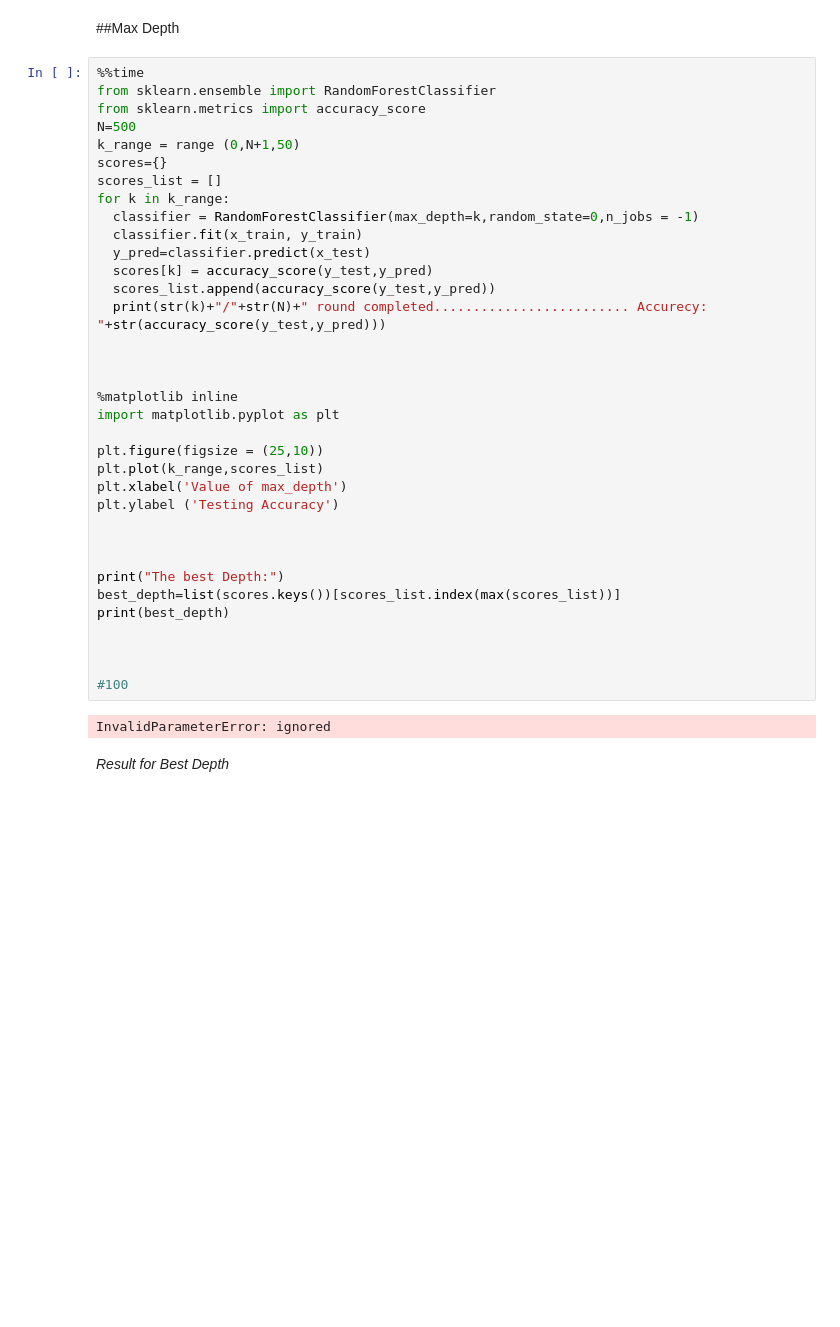
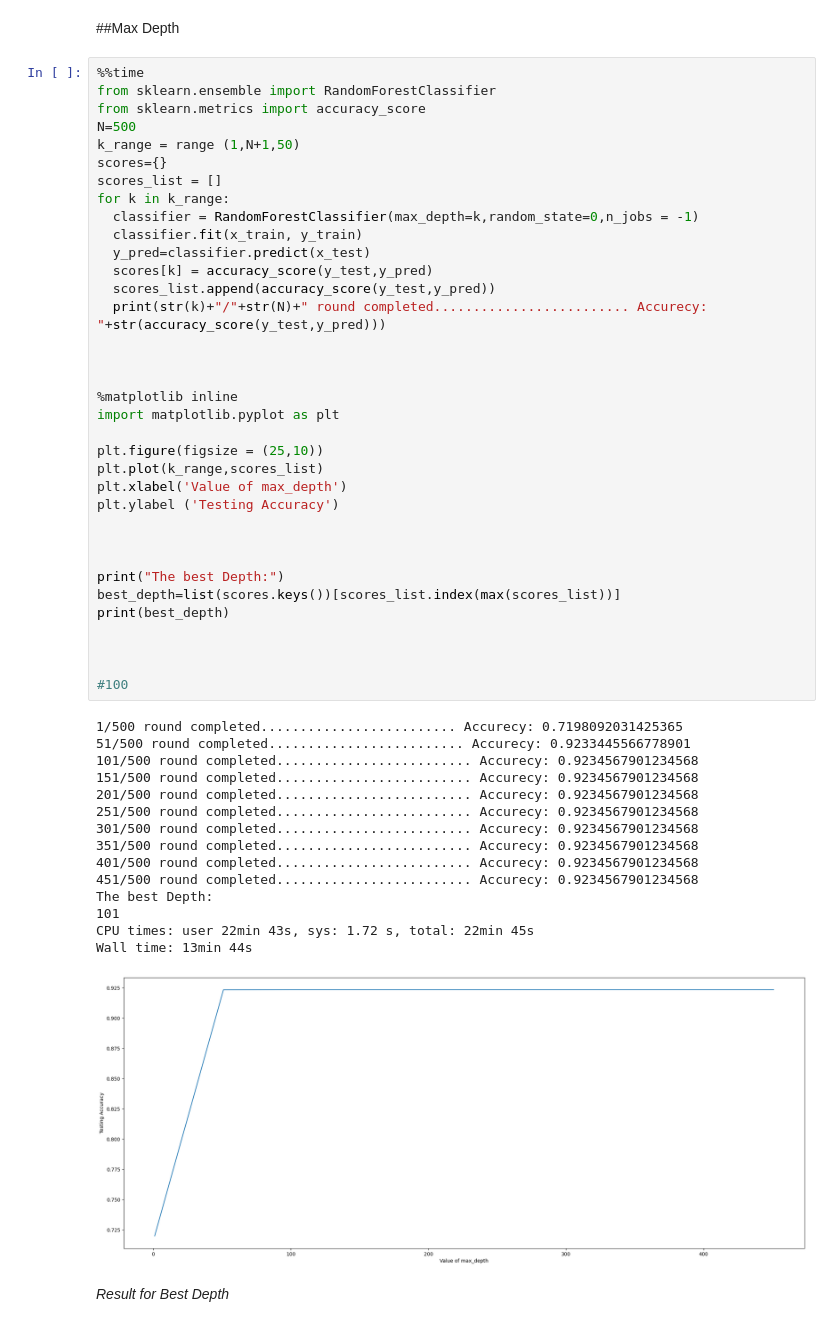
Before and after one commit to RKNahid/ASSDML, a Jupyter notebook: RFTuning.ipynb, the cells around one changed output. Saved outputs shown, nothing was run; the diff lists cells and outputs as text; blank space fills up the shorter version.

```diff
--- a/RFTuning.ipynb
+++ b/RFTuning.ipynb
@@ -141,38 +140,52 @@ Accurecy:  0.9239057239057239
 from sklearn.ensemble import RandomForestClassifier
 from sklearn.metrics import accuracy_score
 N=500
-k_range = range (0,N+1,50)
+k_range = range (1,N+1,50)
 scores={}
 scores_list = []
 for k in k_range:
   classifier = RandomForestClassifier(max_depth=k,random_state=0,n_jobs = -1)
   classifier.fit(x_train, y_train)
   y_pred=classifier.predict(x_test)
   scores[k] = accuracy_score(y_test,y_pred)
   scores_list.append(accuracy_score(y_test,y_pred))
   print(str(k)+"/"+str(N)+" round completed......................... Accurecy: "+str(accuracy_score(y_test,y_pred)))
 
 
 
 %matplotlib inline
 import matplotlib.pyplot as plt
 
 plt.figure(figsize = (25,10))
 plt.plot(k_range,scores_list)
 plt.xlabel('Value of max_depth')
 plt.ylabel ('Testing Accuracy')
 
 
 
 print("The best Depth:")
 best_depth=list(scores.keys())[scores_list.index(max(scores_list))]
 print(best_depth)
 
 
 
 #100
 # %% [output]
-InvalidParameterError: ignored
+1/500 round completed......................... Accurecy: 0.7198092031425365
+51/500 round completed......................... Accurecy: 0.9233445566778901
+101/500 round completed......................... Accurecy: 0.9234567901234568
+151/500 round completed......................... Accurecy: 0.9234567901234568
+201/500 round completed......................... Accurecy: 0.9234567901234568
+251/500 round completed......................... Accurecy: 0.9234567901234568
+301/500 round completed......................... Accurecy: 0.9234567901234568
+351/500 round completed......................... Accurecy: 0.9234567901234568
+401/500 round completed......................... Accurecy: 0.9234567901234568
+451/500 round completed......................... Accurecy: 0.9234567901234568
+The best Depth:
+101
+CPU times: user 22min 43s, sys: 1.72 s, total: 22min 45s
+Wall time: 13min 44s
+[figure, added]
 # %% [markdown]
 *Result for Best Depth*
 # %%
```
Also changed, not shown: parts of 3 cells of this notebook.
